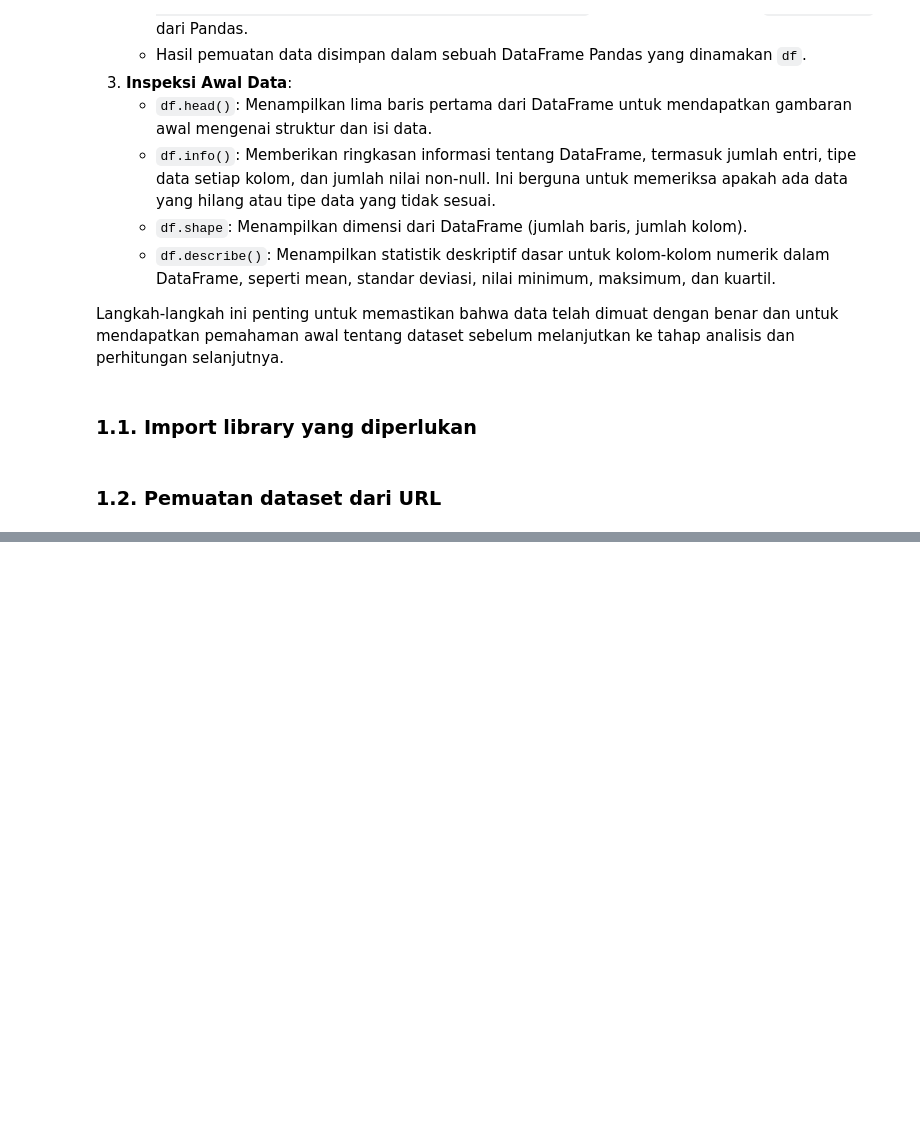
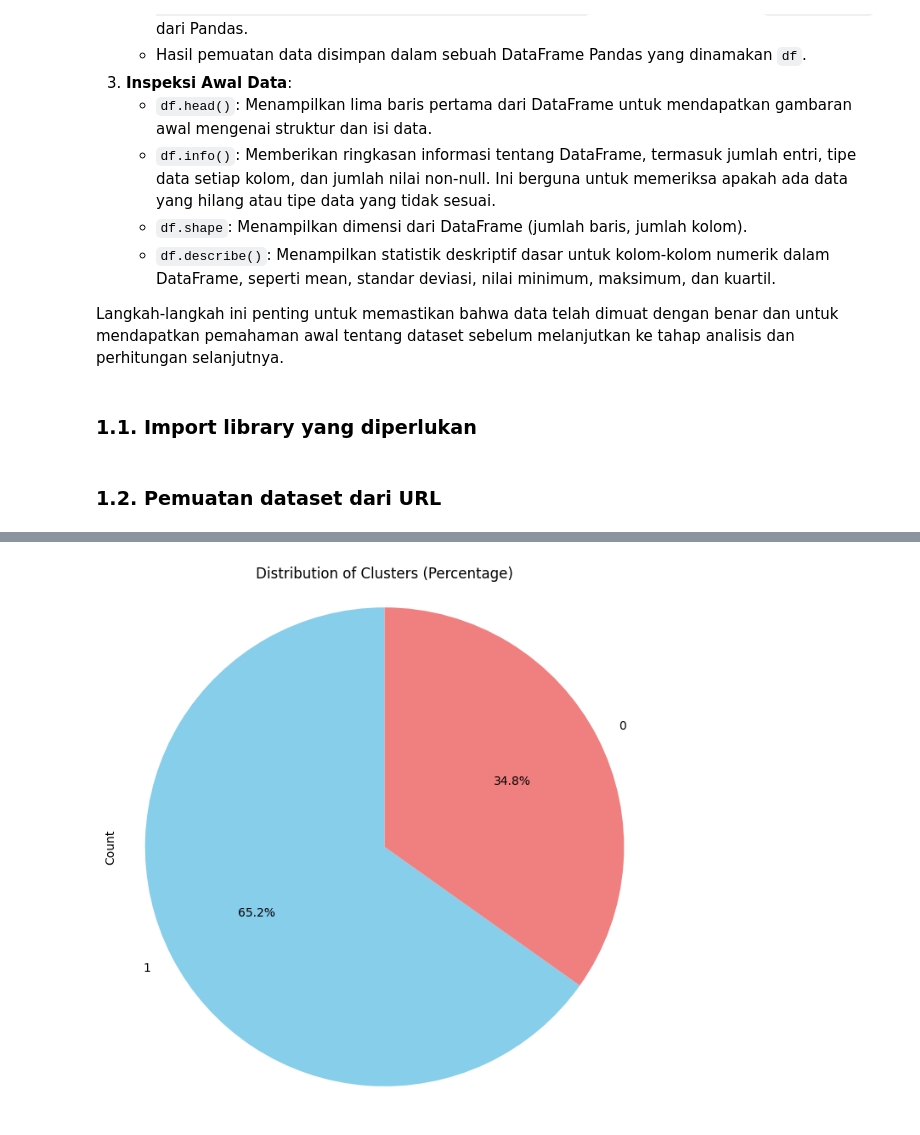
Before and after one commit to LatiefDataVisionary/multivariate-analysis-college-task, a Jupyter notebook: src/DiscriminantAnalysis_week12_manually.ipynb, the cells around one changed output, grey strips where cells are left out. Drawn from its saved outputs; the diff is of its cells as text; code cells hidden in the pictures; blank space fills up the shorter version.

```diff
--- a/src/DiscriminantAnalysis_week12_manually.ipynb
+++ b/src/DiscriminantAnalysis_week12_manually.ipynb
@@ -31,0 +126,18 @@ df = pd.read_csv(data_url)
+# %%
+# Create a figure and an axes for the plot
+fig, ax = plt.subplots(figsize=(8, 8))
+
+# Create the pie plot using the 'Count' column from the 'result' DataFrame
+# autopct='%1.1f%%' formats the percentage displayed on each slice
+result['Count'].plot(kind='pie', ax=ax, autopct='%1.1f%%', startangle=90, colors=['skyblue', 'lightcoral', 'lightgreen', 'gold'])
+
+# Set the title for the plot
+ax.set_title('Distribution of Clusters (Percentage)')
+
+# Ensure the pie chart is circular
+ax.axis('equal')
+
+# Display the plot
+plt.show()
+# %% [output]
+[figure, added]
```
Also changed, not shown: parts of 8 cells of this notebook.
